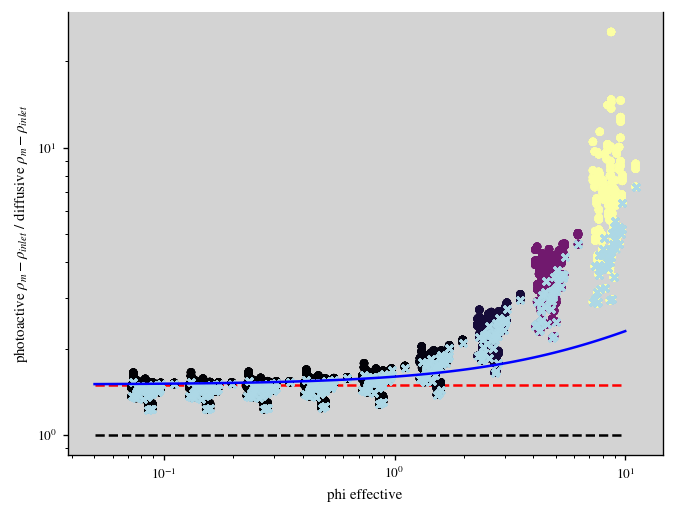
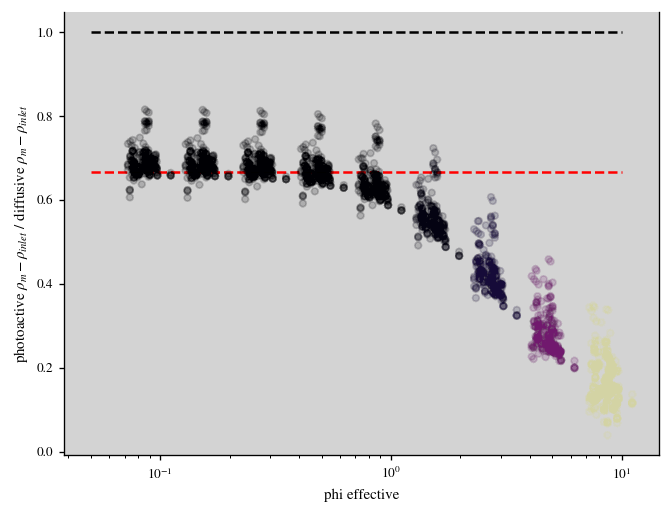
Unified diff of the notebook cell whose output changed from the first chart to the second:
--- before
+++ after
@@ -1,8 +1,8 @@
 # correlate resistance_m with diffusive_resistance_m 
 
-plt.scatter(phi_eff, (df["diffusive_resistance_m"] - df["diffusive_inlet_resistance"]) / (df["resistance_m"] - df["diffusive_inlet_resistance"]), c=df["absorption"], cmap="inferno", marker="o", zorder=3)
+plt.scatter(phi_eff, (df["resistance_m"] - df["diffusive_inlet_resistance"]) / (df["diffusive_resistance_m"] - df["diffusive_inlet_resistance"]), c=df["absorption"], alpha=0.02, cmap="inferno", marker="o", zorder=3)
 
 mask = df["specifier"] == 0 
-plt.scatter(phi_eff[mask], (df[mask]["diffusive_resistance_m"] - df[mask]["diffusive_inlet_resistance"]) / (df[mask]["resistance_m"] - df[mask]["diffusive_inlet_resistance"]), color="lightblue", marker="x", zorder=3)
+# plt.scatter(phi_eff[mask], (df[mask]["diffusive_resistance_m"] - df[mask]["diffusive_inlet_resistance"]) / (df[mask]["resistance_m"] - df[mask]["diffusive_inlet_resistance"]), color="lightblue", marker="x", zorder=3)
 # set background as light gray
 plt.gca().set_facecolor("lightgray")
@@ -10,10 +10,10 @@
 phi_eff_ = np.logspace(-1.3, 1, 100)
 x = np.sqrt(phi_eff_)
-plt.plot(phi_eff_, 3/2 * np.ones_like(phi_eff_), color="red", linestyle="--", label="Theoretical Limit")
+plt.plot(phi_eff_, 2/3 * np.ones_like(phi_eff_), color="red", linestyle="--", label="Theoretical Limit")
 plt.plot(phi_eff_, 1.0 * np.ones_like(phi_eff_), color="black", linestyle="--", label="Theoretical Limit")
-plt.plot(phi_eff_, 0.5 * (x**2 * np.tanh(x)) / (x - np.tanh(x)), 'b-', zorder=3)
+# plt.plot(phi_eff_, 1 / (0.5 * (x**2 * np.tanh(x)) / (x - np.tanh(x))), 'b-', zorder=3)
 
 plt.xscale("log")
-plt.yscale("log")
+# plt.yscale("log")
 plt.xlabel("phi effective")
 # plt.ylim(0.9, 30)

Commit: work stable state